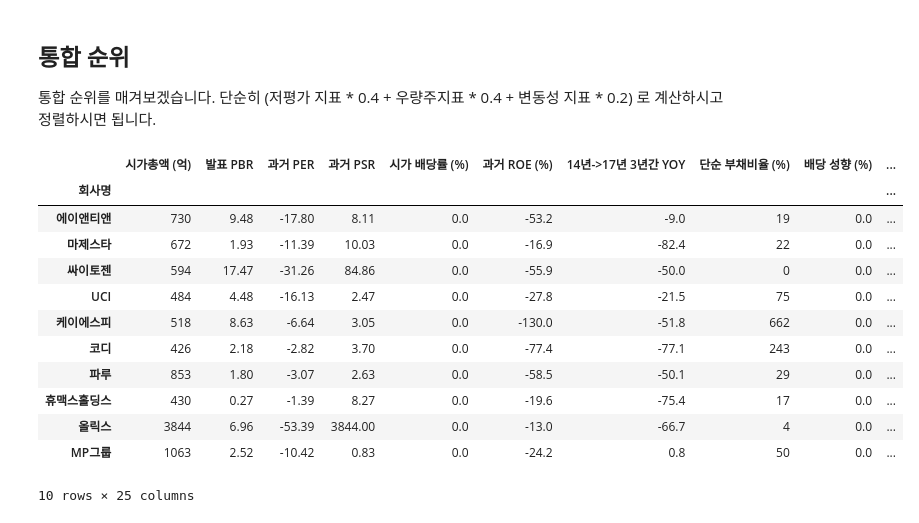
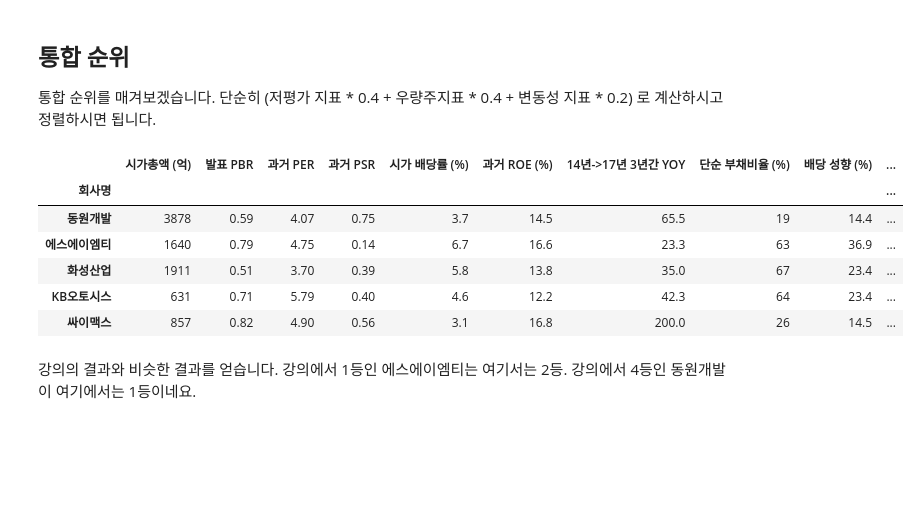
Before and after one commit to tomowind/hkkang_youtube, a Jupyter notebook: notebooks/7-buffett-korea.ipynb, the cells around one changed output. Saved outputs shown, nothing was run; the diff lists cells and outputs as text; code cells hidden in the pictures; blank space fills up the shorter version.

Commit message:
Fix rank() usage

```diff
--- a/notebooks/7-buffett-korea.ipynb
+++ b/notebooks/7-buffett-korea.ipynb
@@ -63,12 +63,13 @@ df['1/PBR'] = 1 / df['발표\nPBR']
 df['1/PER'] = 1 / df['과거\nPER']
 df['1/PSR'] = 1 / df['과거\nPSR']
 
-df['순위 배당수익'] = df['시가\n배당률\n(%)'].rank()
-df['순위 PBR'] = df['1/PBR'].rank()
-df['순위 PER'] = df['1/PER'].rank()
-df['순위 PSR'] = df['1/PSR'].rank()
+df['순위 배당수익'] = df['시가\n배당률\n(%)'].rank(ascending=False)
+df['순위 PBR'] = df['1/PBR'].rank(ascending=False)
+df['순위 PER'] = df['1/PER'].rank(ascending=False)
+df['순위 PSR'] = df['1/PSR'].rank(ascending=False)
 df['통합 저평가 지표'] = df[['순위 배당수익', '순위 PBR', '순위 PER', '순위 PSR']].mean(axis=1)
-df.head()
+
+df.sort_values(by='통합 저평가 지표').head()
 # %% [output]
 |  | 시가총액 (억) | 발표 PBR | 과거 PER | 과거 PSR | 시가 배당률 (%) | 과거 ROE (%) | 14년->17년 3년간 YOY | 단순 부채비율 (%) | 배당 성향 (%) | ... |
 | 회사명 |  |  |  |  |  |  |  |  |  | ... |
@@ -82,12 +83,13 @@ df.head()
 
 우량주 순위를 매겨보겠습니다.
 # %%
-df['ROE 순위'] = df['과거\nROE\n(%)'].rank()
-df['영업이익 성장 순위'] = df['14년->17년\n3년간 YOY'].rank()
-df['부채비율 순위'] = df['단순\n부채비율\n(%)'].rank()
-df['배당성향 순위'] = df['배당\n성향\n(%)'].rank()
+df['ROE 순위'] = df['과거\nROE\n(%)'].rank(ascending=False)
+df['영업이익 성장 순위'] = df['14년->17년\n3년간 YOY'].rank(ascending=False)
+df['부채비율 순위'] = df['단순\n부채비율\n(%)'].rank(ascending=True)
+df['배당성향 순위'] = df['배당\n성향\n(%)'].rank(ascending=False)
 df['통합 우량주 지표'] = df[['ROE 순위', '영업이익 성장 순위', '부채비율 순위', '배당성향 순위']].mean(axis=1)
-df.head()
+
+df.sort_values(by='통합 우량주 지표').head()
 # %% [output]
 |  | 시가총액 (억) | 발표 PBR | 과거 PER | 과거 PSR | 시가 배당률 (%) | 과거 ROE (%) | 14년->17년 3년간 YOY | 단순 부채비율 (%) | 배당 성향 (%) | ... |
 | 회사명 |  |  |  |  |  |  |  |  |  | ... |
@@ -102,8 +104,8 @@ df.head()
 
 변동성 순위를 매겨보겠습니다.
 # %%
-df['변동성 순위'] = df['주가\n변동성'].rank()
-df.head()
+df['변동성 순위'] = df['주가\n변동성'].rank(ascending=True)
+df.sort_values(by='변동성 순위').head()
 # %% [output]
 |  | 시가총액 (억) | 발표 PBR | 과거 PER | 과거 PSR | 시가 배당률 (%) | 과거 ROE (%) | 14년->17년 3년간 YOY | 단순 부채비율 (%) | 배당 성향 (%) | ... |
 | 회사명 |  |  |  |  |  |  |  |  |  | ... |
@@ -119,18 +121,17 @@ df.head()
 통합 순위를 매겨보겠습니다. 단순히 (저평가 지표 * 0.4 + 우량주지표 * 0.4 + 변동성 지표 * 0.2) 로 계산하시고 정렬하시면 됩니다.
 # %%
 df['통합순위'] = df['통합 저평가 지표'] * 0.4 + df['통합 우량주 지표'] * 0.4 + df['변동성 순위'] * 0.2
-df.sort_values(by='통합순위').head(n=10)
+pd.set_option('display.max_columns', None)
+pd.set_option('display.expand_frame_repr', False)
+pd.set_option('max_colwidth', -1)
+df.sort_values(by='통합순위').head()
 # %% [output]
 |  | 시가총액 (억) | 발표 PBR | 과거 PER | 과거 PSR | 시가 배당률 (%) | 과거 ROE (%) | 14년->17년 3년간 YOY | 단순 부채비율 (%) | 배당 성향 (%) | ... |
 | 회사명 |  |  |  |  |  |  |  |  |  | ... |
-| 에이앤티앤 | 730 | 9.48 | -17.80 | 8.11 | 0.0 | -53.2 | -9.0 | 19 | 0.0 | ... |
-| 마제스타 | 672 | 1.93 | -11.39 | 10.03 | 0.0 | -16.9 | -82.4 | 22 | 0.0 | ... |
-| 싸이토젠 | 594 | 17.47 | -31.26 | 84.86 | 0.0 | -55.9 | -50.0 | 0 | 0.0 | ... |
-| UCI | 484 | 4.48 | -16.13 | 2.47 | 0.0 | -27.8 | -21.5 | 75 | 0.0 | ... |
-| 케이에스피 | 518 | 8.63 | -6.64 | 3.05 | 0.0 | -130.0 | -51.8 | 662 | 0.0 | ... |
-| 코디 | 426 | 2.18 | -2.82 | 3.70 | 0.0 | -77.4 | -77.1 | 243 | 0.0 | ... |
-| 파루 | 853 | 1.80 | -3.07 | 2.63 | 0.0 | -58.5 | -50.1 | 29 | 0.0 | ... |
-| 휴맥스홀딩스 | 430 | 0.27 | -1.39 | 8.27 | 0.0 | -19.6 | -75.4 | 17 | 0.0 | ... |
-| 올릭스 | 3844 | 6.96 | -53.39 | 3844.00 | 0.0 | -13.0 | -66.7 | 4 | 0.0 | ... |
-| MP그룹 | 1063 | 2.52 | -10.42 | 0.83 | 0.0 | -24.2 | 0.8 | 50 | 0.0 | ... |
+| 동원개발 | 3878 | 0.59 | 4.07 | 0.75 | 3.7 | 14.5 | 65.5 | 19 | 14.4 | ... |
+| 에스에이엠티 | 1640 | 0.79 | 4.75 | 0.14 | 6.7 | 16.6 | 23.3 | 63 | 36.9 | ... |
+| 화성산업 | 1911 | 0.51 | 3.70 | 0.39 | 5.8 | 13.8 | 35.0 | 67 | 23.4 | ... |
+| KB오토시스 | 631 | 0.71 | 5.79 | 0.40 | 4.6 | 12.2 | 42.3 | 64 | 23.4 | ... |
+| 싸이맥스 | 857 | 0.82 | 4.90 | 0.56 | 3.1 | 16.8 | 200.0 | 26 | 14.5 | ... |
-10 rows × 25 columns
+# %% [markdown]
+강의의 결과와 비슷한 결과를 얻습니다. 강의에서 1등인 에스에이엠티는 여기서는 2등. 강의에서 4등인 동원개발이 여기에서는 1등이네요.
```
Also changed, not shown: parts of 3 cells of this notebook.
